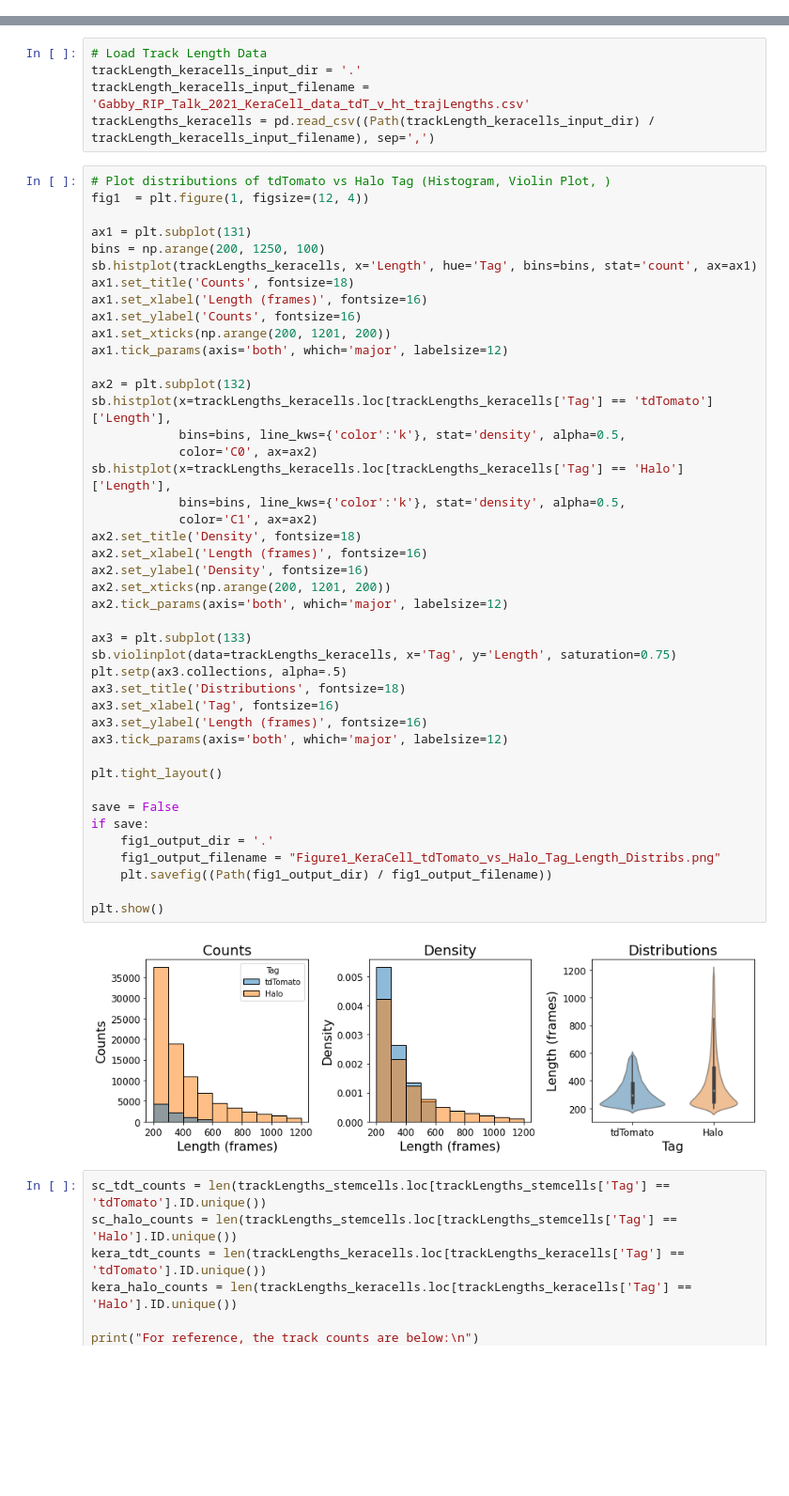
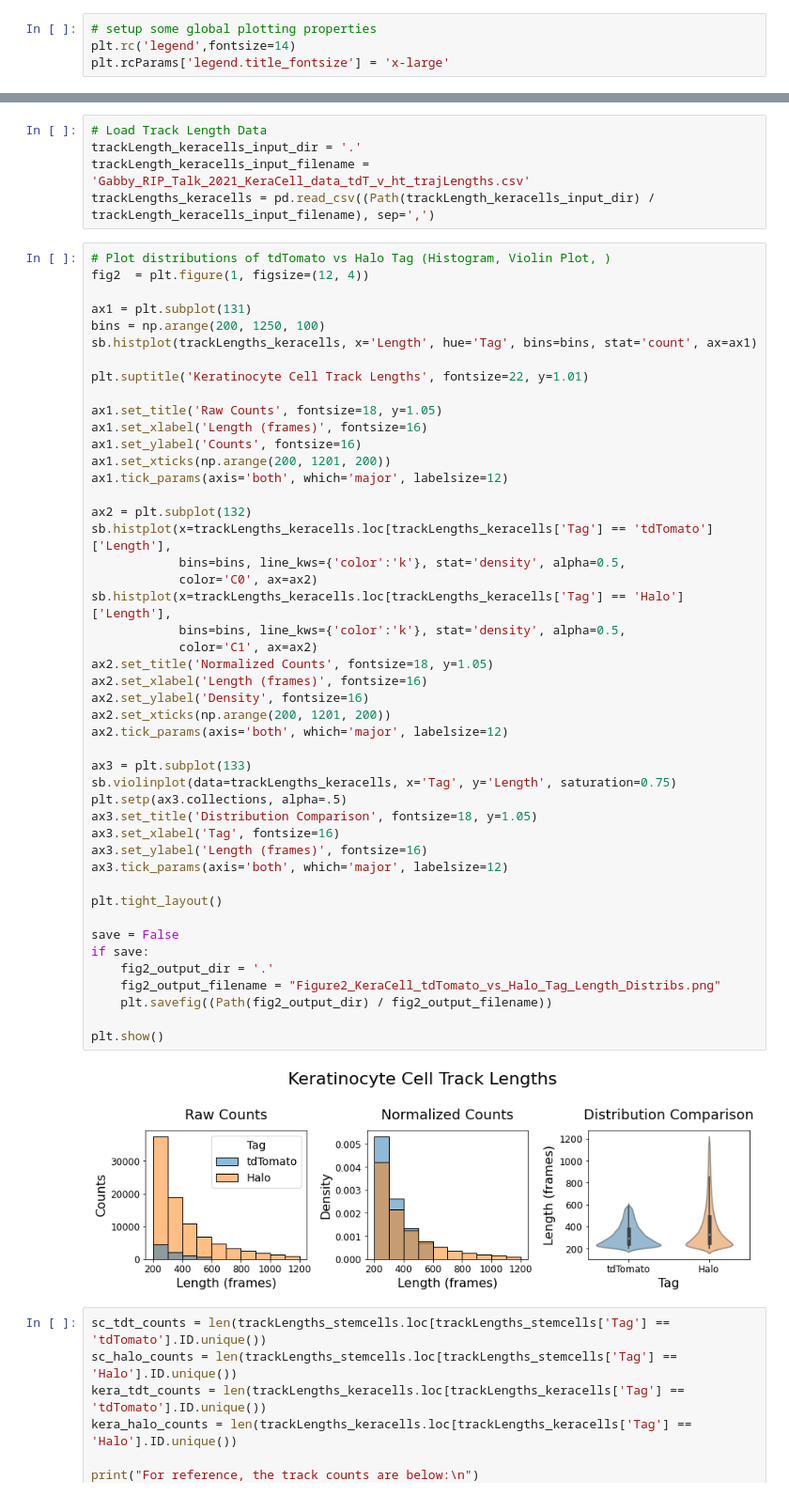
Before and after one commit to DoubleChimera/Gabby-RIP-Talk-2021, a Jupyter notebook: Gabby_RIP_Talk_2021_plots.ipynb, the cells around one changed output, grey strips where cells are left out. Shown at 94% size. Saved outputs shown, nothing was run; the diff lists cells and outputs as text; blank space fills up the shorter version.

Commit message:
added outputs

```diff
--- a/Gabby_RIP_Talk_2021_plots.ipynb
+++ b/Gabby_RIP_Talk_2021_plots.ipynb
@@ -11,3 +12,7 @@ from pathlib import Path
+# %%
+# setup some global plotting properties
+plt.rc('legend',fontsize=14)
+plt.rcParams['legend.title_fontsize'] = 'x-large'
 # %% [markdown]
 # Plot 1: Track Length Distributions -Stem Cells
 # %%
@@ -69,49 +77,52 @@ trackLength_keracells_input_filename = 'Gabby_RIP_Talk_2021_KeraCell_data_tdT_v_
 trackLengths_keracells = pd.read_csv((Path(trackLength_keracells_input_dir) / trackLength_keracells_input_filename), sep=',')
 # %%
 # Plot distributions of tdTomato vs Halo Tag (Histogram, Violin Plot, )
-fig1  = plt.figure(1, figsize=(12, 4))
+fig2  = plt.figure(1, figsize=(12, 4))
 
 ax1 = plt.subplot(131)
 bins = np.arange(200, 1250, 100)
 sb.histplot(trackLengths_keracells, x='Length', hue='Tag', bins=bins, stat='count', ax=ax1)
-ax1.set_title('Counts', fontsize=18)
+
+plt.suptitle('Keratinocyte Cell Track Lengths', fontsize=22, y=1.01)
+
+ax1.set_title('Raw Counts', fontsize=18, y=1.05)
 ax1.set_xlabel('Length (frames)', fontsize=16)
 ax1.set_ylabel('Counts', fontsize=16)
 ax1.set_xticks(np.arange(200, 1201, 200))
 ax1.tick_params(axis='both', which='major', labelsize=12)
 
 ax2 = plt.subplot(132)
 sb.histplot(x=trackLengths_keracells.loc[trackLengths_keracells['Tag'] == 'tdTomato']['Length'],
             bins=bins, line_kws={'color':'k'}, stat='density', alpha=0.5,
             color='C0', ax=ax2)
 sb.histplot(x=trackLengths_keracells.loc[trackLengths_keracells['Tag'] == 'Halo']['Length'],
             bins=bins, line_kws={'color':'k'}, stat='density', alpha=0.5,
             color='C1', ax=ax2)
-ax2.set_title('Density', fontsize=18)
+ax2.set_title('Normalized Counts', fontsize=18, y=1.05)
 ax2.set_xlabel('Length (frames)', fontsize=16)
 ax2.set_ylabel('Density', fontsize=16)
 ax2.set_xticks(np.arange(200, 1201, 200))
 ax2.tick_params(axis='both', which='major', labelsize=12)
 
 ax3 = plt.subplot(133)
 sb.violinplot(data=trackLengths_keracells, x='Tag', y='Length', saturation=0.75)
 plt.setp(ax3.collections, alpha=.5)
-ax3.set_title('Distributions', fontsize=18)
+ax3.set_title('Distribution Comparison', fontsize=18, y=1.05)
 ax3.set_xlabel('Tag', fontsize=16)
 ax3.set_ylabel('Length (frames)', fontsize=16)
 ax3.tick_params(axis='both', which='major', labelsize=12)
 
 plt.tight_layout()
 
 save = False
 if save:
-    fig1_output_dir = '.'
-    fig1_output_filename = "Figure1_KeraCell_tdTomato_vs_Halo_Tag_Length_Distribs.png"
-    plt.savefig((Path(fig1_output_dir) / fig1_output_filename))
+    fig2_output_dir = '.'
+    fig2_output_filename = "Figure2_KeraCell_tdTomato_vs_Halo_Tag_Length_Distribs.png"
+    plt.savefig((Path(fig2_output_dir) / fig2_output_filename))
 
 plt.show()
 # %% [output]
-[figure, old version]
+[figure, new version]
 # %%
 sc_tdt_counts = len(trackLengths_stemcells.loc[trackLengths_stemcells['Tag'] == 'tdTomato'].ID.unique())
 sc_halo_counts = len(trackLengths_stemcells.loc[trackLengths_stemcells['Tag'] == 'Halo'].ID.unique())
```
Also changed, not shown: parts of 12 cells of this notebook.
